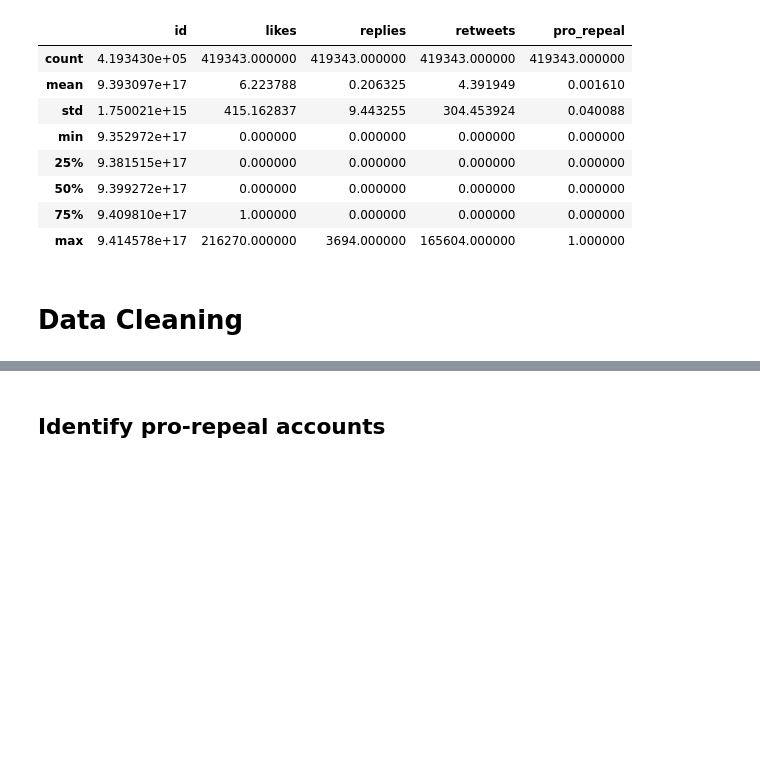
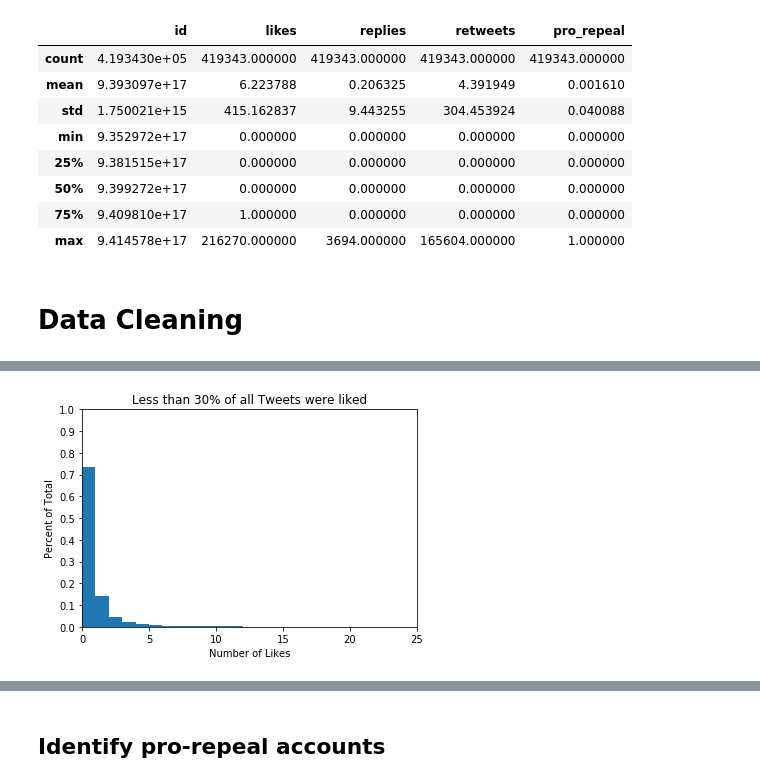
Before and after one commit to tylernwatson/galvanize_dsi_capstone, a Jupyter notebook: EDA.ipynb, the cells around one changed output, grey strips where cells are left out. Saved outputs shown, nothing was run; the diff lists cells and outputs as text; code cells hidden in the pictures; blank space fills up the shorter version.

```diff
--- a/EDA.ipynb
+++ b/EDA.ipynb
@@ -109,0 +165,2 @@ mega_df["@s"] = mega_df_cleaning["text"].apply(get_mentions)
+# %%
+likes_outliers_rmv = mega_df['likes'][np.abs(mega_df['likes']-mega_df['likes'].mean())<=(3*mega_df['likes'].std())]
@@ -109,0 +179,12 @@ mega_df["@s"] = mega_df_cleaning["text"].apply(get_mentions)
+# %%
+ticks = np.linspace(0,1, 11)
+
+plt.hist(likes_outliers_rmv, bins = likes_outliers_rmv.max(), normed=True)
+plt.xlabel('Number of Likes')
+plt.ylabel('Percent of Total')
+plt.yticks(ticks)
+plt.title('Less than 30% of all Tweets were liked')
+plt.xlim(0,25)
+plt.show()
+# %% [output]
+[figure, added]
```
Also changed, not shown: parts of 13 cells of this notebook.
